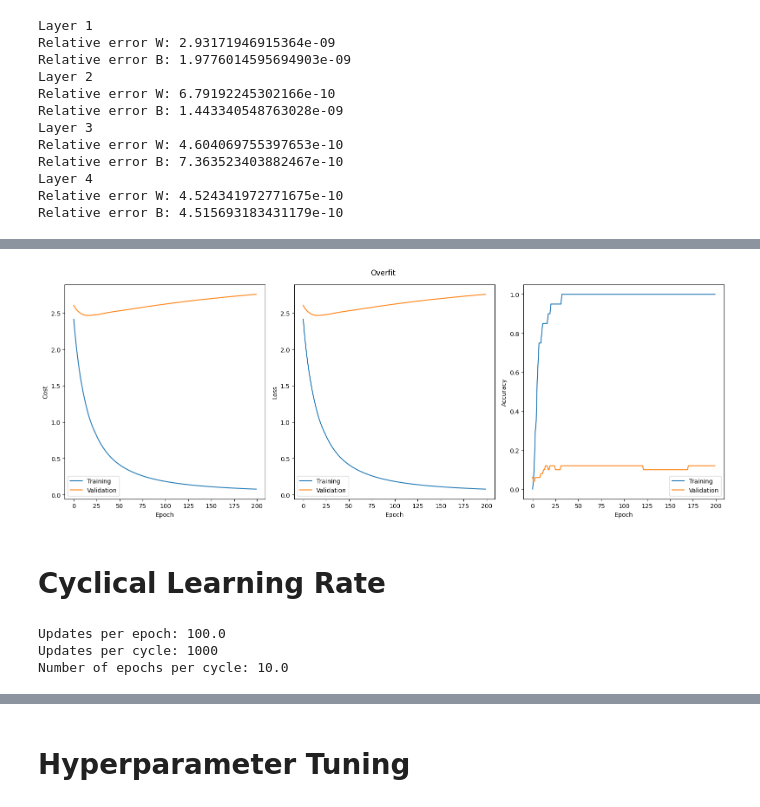
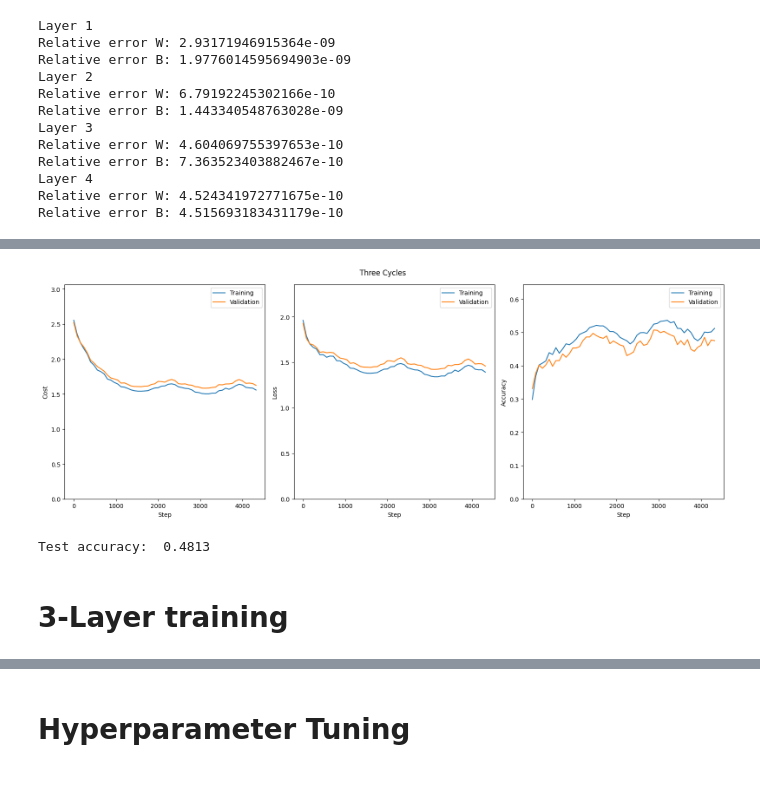
Before and after one commit to Lussebullen/dd2424, a Jupyter notebook: assignment3/notebook.ipynb, the cells around one changed output, grey strips where cells are left out. Cells and saved outputs as stored; diff of their text form; code cells hidden in the pictures.

```diff
--- a/assignment3/notebook.ipynb
+++ b/assignment3/notebook.ipynb
@@ -330,7 +330,7 @@ class LinearKLayer:
             """
             Update the parameters of the model.
             """
-            for layer in [self.layer1, self.layer2]:
+            for layer in self.layers:
                 layer["W"] -= eta * layer["gradW"]
                 layer["b"] -= eta * layer["gradB"]
 # %%
@@ -465,7 +465,7 @@ def cyclicLearningRate(eta_min, eta_max, stepsize, t):
     else:
         return eta_max - (t - (2*l+1)*stepsize) / stepsize * (eta_max - eta_min)
 # %%
-def miniBatchGD(train, lmbd=0.1, n_batch=100, scheduler=["static",[0.001]], n_epochs=20, val=None, pflip=0, seed=65465168, n_cycles=2):
+def miniBatchGD(train, M=[20], lmbd=0.1, n_batch=100, scheduler=["static",[0.001]], n_epochs=20, val=None, pflip=0, seed=65465168, n_cycles=2):
         """
         Perform mini-batch gradient descent.
 
@@ -489,7 +489,7 @@ def miniBatchGD(train, lmbd=0.1, n_batch=100, scheduler=["static",[0.001]], n_ep
         accs = {"train" : [], "val" : []}
         lr = []
 
-        model = Linear2Layer(K, D, M)
+        model = LinearKLayer(K, D, M)
 
         if scheduler[0] == "static":
             eta = scheduler[1][0]
@@ -619,3 +628,2 @@ subval.miniBatch(train,[100,150])
 # %%
-lr_scheduler = ["static",[0.001]]
-modelout, costs, loss, accs, lr = miniBatchGD(subset, lmbd=0, n_batch=10, scheduler=lr_scheduler, n_epochs=200, val=subval, pflip=0)
+modelout, costs, loss, accs, lr = miniBatchGD(train, M=[50], lmbd=lmbd, n_batch=n_batch, scheduler=lr_scheduler, n_epochs=n_epochs, val=val, pflip=0)
@@ -624,7 +635,4 @@ NameError: name 'Linear2Layer' is not defined
 # %%
-vis = Visualizer()
-vis.plotResults("Overfit", costs, loss, accs)
+vis.plotCyclicResults("Three Cycles", costs, loss, accs, stepsize)
 # %% [output]
-[figure, old version]
+[figure, new version]
-# %% [markdown]
-# Cyclical Learning Rate
@@ -637,12 +639,7 @@ lmbd, n_batch, n_epochs = 0.01, 100, 10
-# %%
-epoch_updates = train.data.shape[1]/n_batch
-cycle_updates = 2 * stepsize
-n_epochs_cycle = cycle_updates/epoch_updates
-
-print("Updates per epoch:", epoch_updates)
-print("Updates per cycle:", cycle_updates)
-print("Number of epochs per cycle:", n_epochs_cycle)
-# %% [output]
-Updates per epoch: 100.0
-Updates per cycle: 1000
-Number of epochs per cycle: 10.0
+# %%
+modelout.forward(test)
+print("Test accuracy: ", modelout.computeAcc(test))
+# %% [output]
+Test accuracy:  0.4813
+# %% [markdown]
+# 3-Layer training
```
Also changed, not shown: parts of 18 cells of this notebook.
